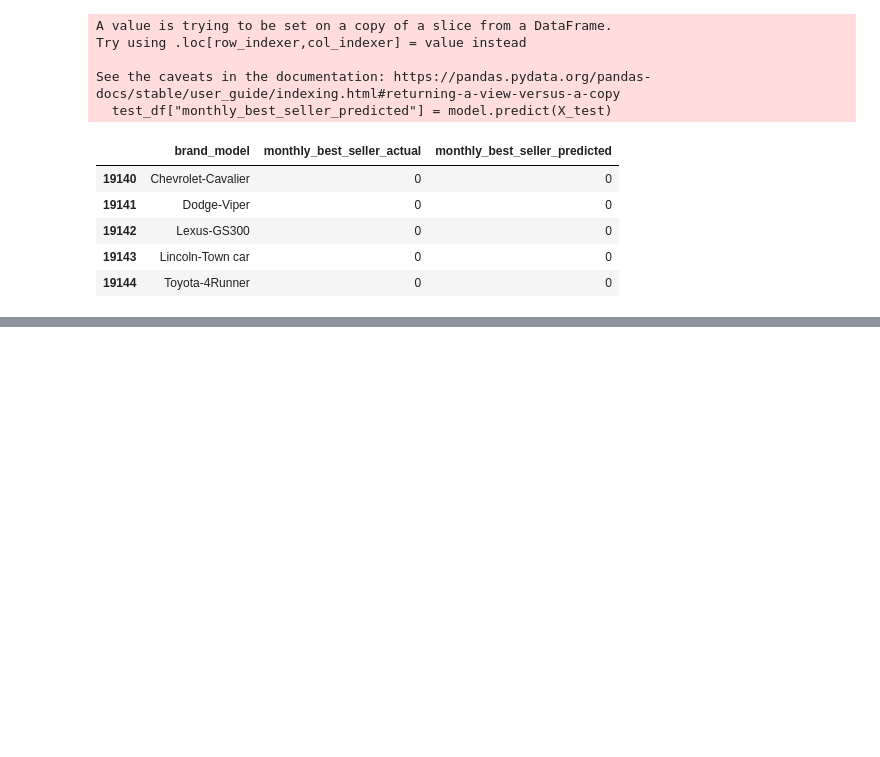
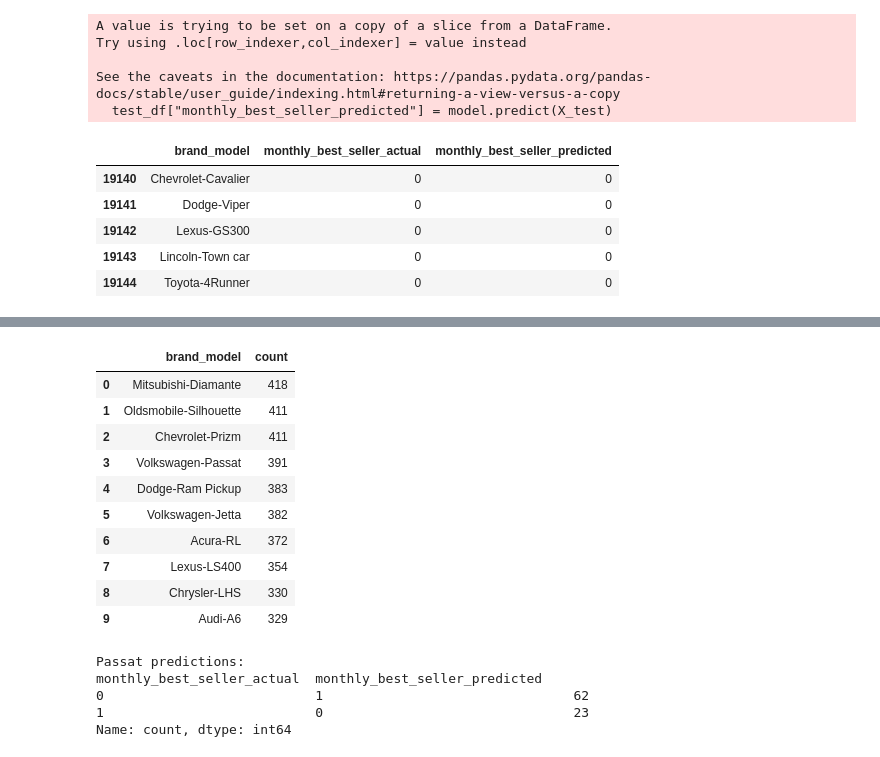
Before and after one commit to postatum/dealerships_sales_forecasting, a Jupyter notebook: notebooks/04_model_visualization.ipynb, the cells around one changed output, grey strips where cells are left out. Saved outputs shown, nothing was run; the diff lists cells and outputs as text; code cells hidden in the pictures; blank space fills up the shorter version.

```diff
--- a/notebooks/04_model_visualization.ipynb
+++ b/notebooks/04_model_visualization.ipynb
@@ -89,0 +190,33 @@ See the caveats in the documentation: https://pandas.pydata.org/pandas-docs/stab
+# %%
+#We find that it is overfitting some models and underfitting others,
+# most critically our number four car for volume, the Volkswagen Passat
+# View top brand_model counts
+model_counts = df['brand_model'].value_counts()
+model_counts_df = model_counts.reset_index()
+model_counts_df.columns = ['brand_model', 'count']
+
+# Show top 10 and bottom 10 models
+display(model_counts_df.head(10))
+# %% [output]
+|  | brand_model | count |
+| 0 | Mitsubishi-Diamante | 418 |
+| 1 | Oldsmobile-Silhouette | 411 |
+| 2 | Chevrolet-Prizm | 411 |
+| 3 | Volkswagen-Passat | 391 |
+| 4 | Dodge-Ram Pickup | 383 |
+| 5 | Volkswagen-Jetta | 382 |
+| 6 | Acura-RL | 372 |
+| 7 | Lexus-LS400 | 354 |
+| 8 | Chrysler-LHS | 330 |
+| 9 | Audi-A6 | 329 |
+# %%
+# Check what the model is actually predicting for Passat
+passat_data = test_df[test_df['brand'] == 'Volkswagen-Passat']
+print("Passat predictions:")
+print(passat_data[['monthly_best_seller_actual', 'monthly_best_seller_predicted']].value_counts())
+# %% [output]
+Passat predictions:
+monthly_best_seller_actual  monthly_best_seller_predicted
+0                           1                                62
+1                           0                                23
+Name: count, dtype: int64
```
Also changed, not shown: parts of 5 cells of this notebook, 6 other files.
